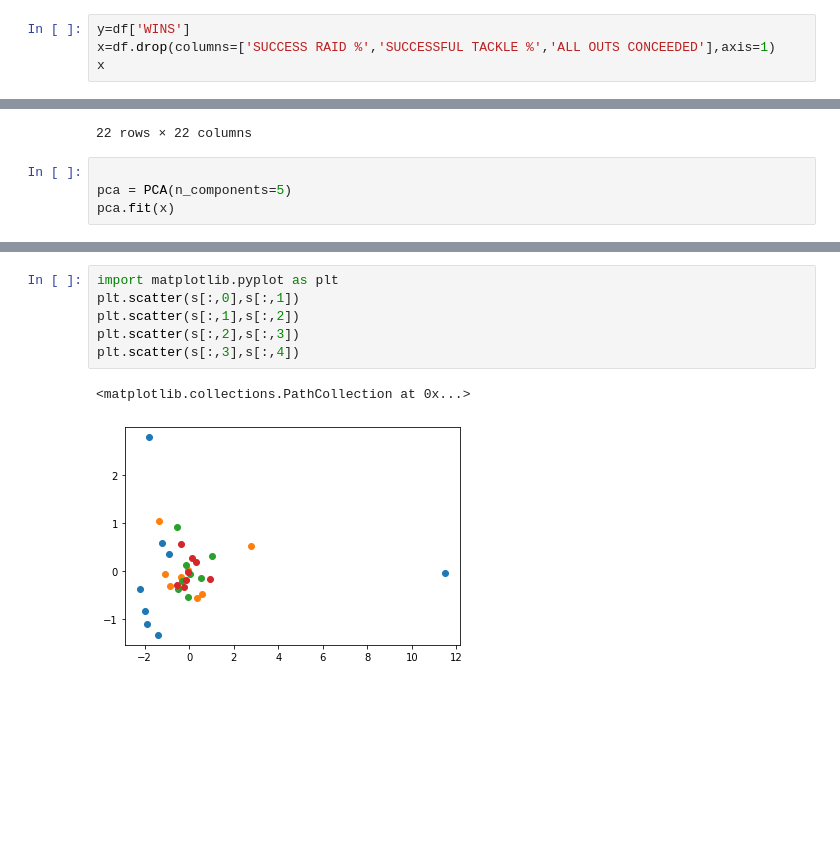
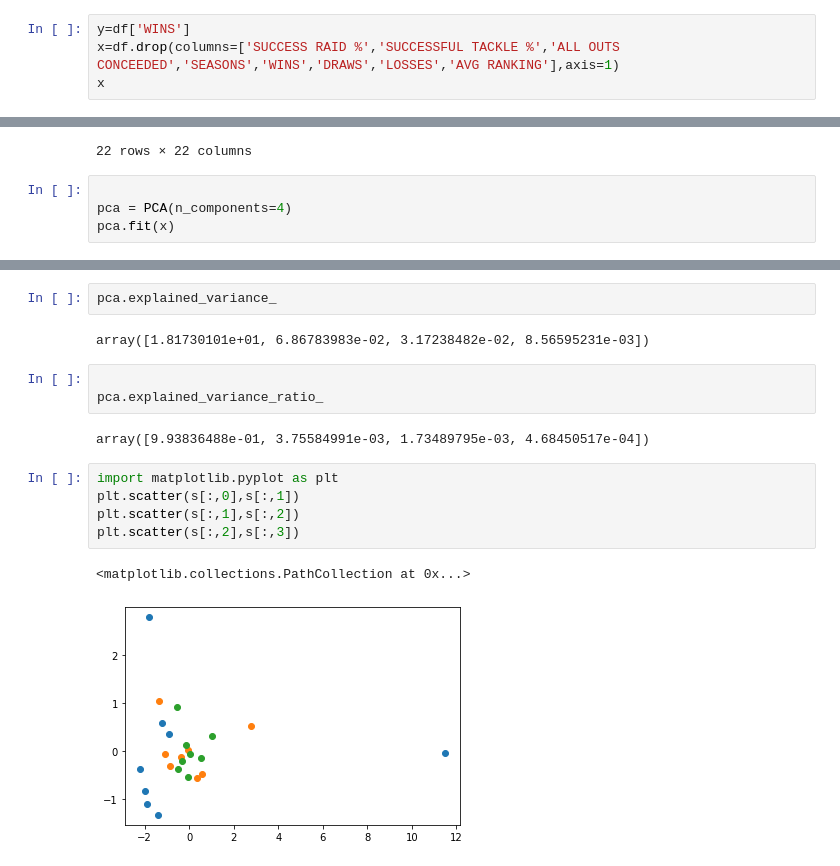
Before and after one commit to PRASHANT203RAUT/cs, a Jupyter notebook: project_umumba_1_7.ipynb, the cells around one changed output, grey strips where cells are left out. Saved outputs shown, nothing was run; the diff lists cells and outputs as text; blank space fills up the shorter version.

```diff
--- a/project_umumba_1_7.ipynb
+++ b/project_umumba_1_7.ipynb
@@ -29,6 +29,6 @@ df
 8 rows × 24 columns
 # %%
 y=df['WINS']
-x=df.drop(columns=['SUCCESS RAID %','SUCCESSFUL TACKLE %','ALL OUTS CONCEEDED'],axis=1)
+x=df.drop(columns=['SUCCESS RAID %','SUCCESSFUL TACKLE %','ALL OUTS CONCEEDED','SEASONS','WINS','DRAWS','LOSSES','AVG RANKING'],axis=1)
 x
 # %% [output]
@@ -86,6 +85,6 @@ df.corr()
 22 rows × 22 columns
 # %%
 
-pca = PCA(n_components=5)
+pca = PCA(n_components=4)
 pca.fit(x)
 # %% [output]
@@ -109,9 +151,17 @@ s.shape
+# %%
+pca.explained_variance_
+# %% [output]
+array([1.81730101e+01, 6.86783983e-02, 3.17238482e-02, 8.56595231e-03])
+# %%
+
+pca.explained_variance_ratio_
+# %% [output]
+array([9.93836488e-01, 3.75584991e-03, 1.73489795e-03, 4.68450517e-04])
 # %%
 import matplotlib.pyplot as plt
 plt.scatter(s[:,0],s[:,1])
 plt.scatter(s[:,1],s[:,2])
 plt.scatter(s[:,2],s[:,3])
-plt.scatter(s[:,3],s[:,4])
 # %% [output]
 <matplotlib.collections.PathCollection at 0x...>
-[figure, old version]
+[figure, new version]
```
Also changed, not shown: parts of 21 cells of this notebook.
